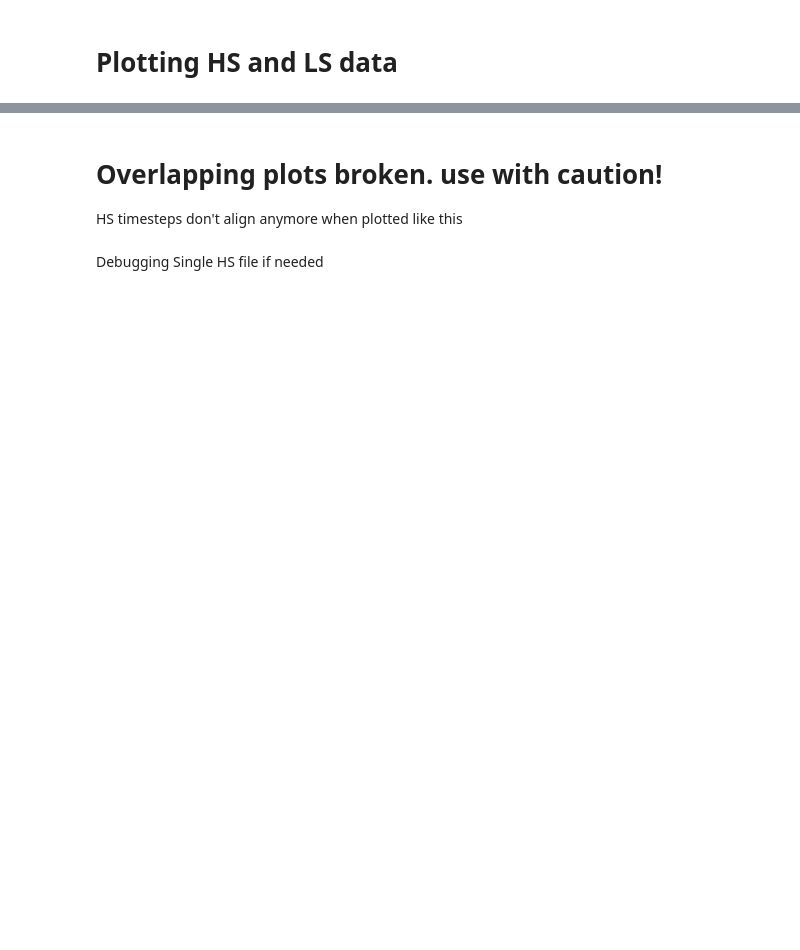
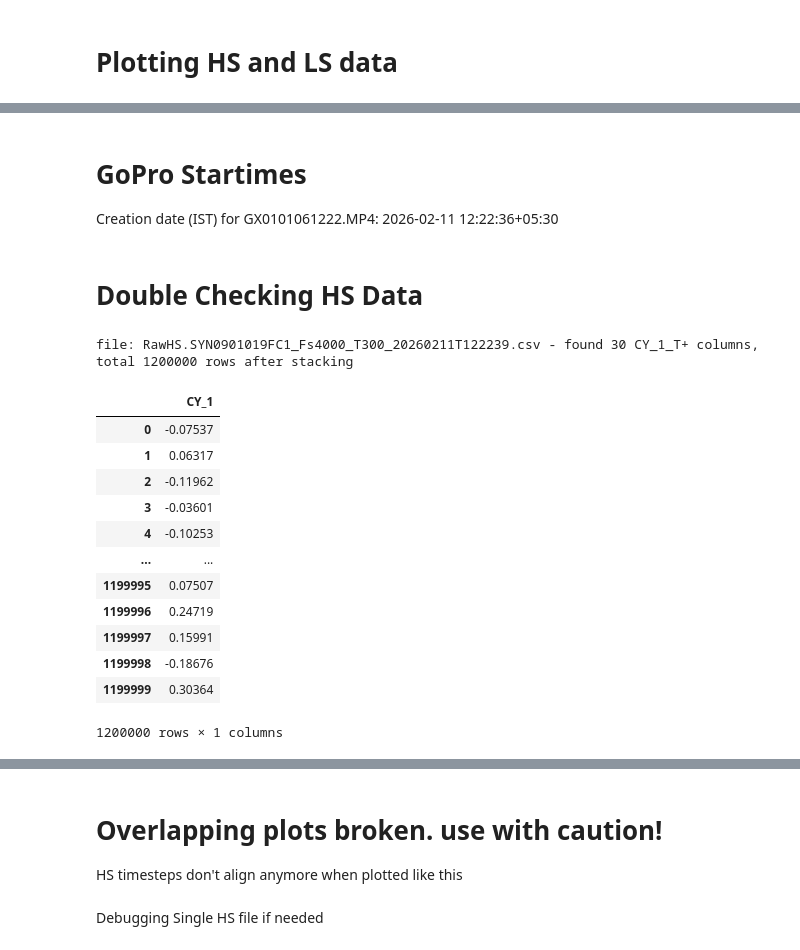
Before and after one commit to Max-Ringland-Weir/India-test-lab, a Jupyter notebook: data_inspection_full_day.ipynb, the cells around one changed output, grey strips where cells are left out. Drawn from its saved outputs; the diff is of its cells as text; code cells hidden in the pictures; blank space fills up the shorter version.

```diff
--- a/data_inspection_full_day.ipynb
+++ b/data_inspection_full_day.ipynb
@@ -199,3 +210,39 @@ plt.show()
+# %% [markdown]
+# GoPro Startimes
+
+Creation date (IST) for GX0101061222.MP4: 2026-02-11 12:22:36+05:30
+# %% [markdown]
+# Double Checking HS Data
+# %%
+hs_file_path = r"C:\Users\232078\OneDrive - Weir Group PLC\Documents\India_test_data\Cyclone Lab Data 20260211\HS\RawHS.SYN0901019FC1_Fs4000_T300_20260211T122239.csv"
+
+hs_file = os.path.basename(hs_file_path)
+HS_df = pd.read_csv(hs_file_path)
+
+cols = [c for c in HS_df.columns if c.startswith("CY_1_T+")]
+if not cols:
+    print(f"Skipping {hs_file}: no CY_1_T+ columns found")
+
+
+HS_df_conc = HS_df[cols].stack().reset_index(drop=True).to_frame("CY_1")
+print(f"file: {hs_file} - found {len(cols)} CY_1_T+ columns, total {len(HS_df_conc)} rows after stacking")
+
+HS_df_conc
+# %% [output]
+file: RawHS.SYN0901019FC1_Fs4000_T300_20260211T122239.csv - found 30 CY_1_T+ columns, total 1200000 rows after stacking
+|  | CY_1 |
+| 0 | -0.07537 |
+| 1 | 0.06317 |
+| 2 | -0.11962 |
+| 3 | -0.03601 |
+| 4 | -0.10253 |
+| ... | ... |
+| 1199995 | 0.07507 |
+| 1199996 | 0.24719 |
+| 1199997 | 0.15991 |
+| 1199998 | -0.18676 |
+| 1199999 | 0.30364 |
+1200000 rows × 1 columns
 # %%
 LS_whole_day_df
 # %% [output]
```
Also changed, not shown: parts of 6 cells of this notebook.
